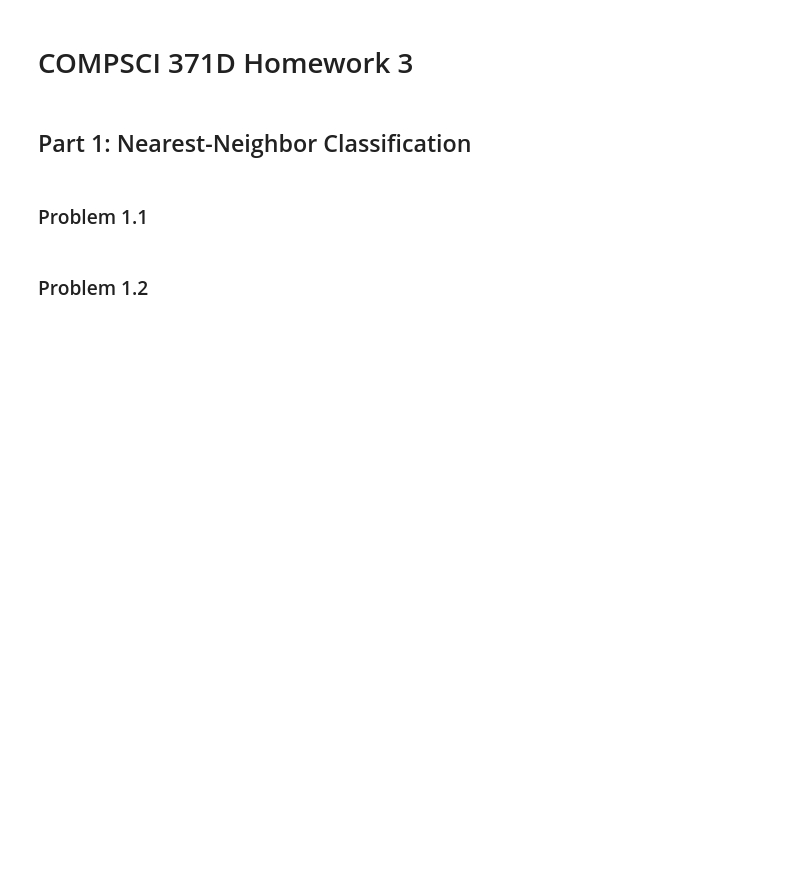
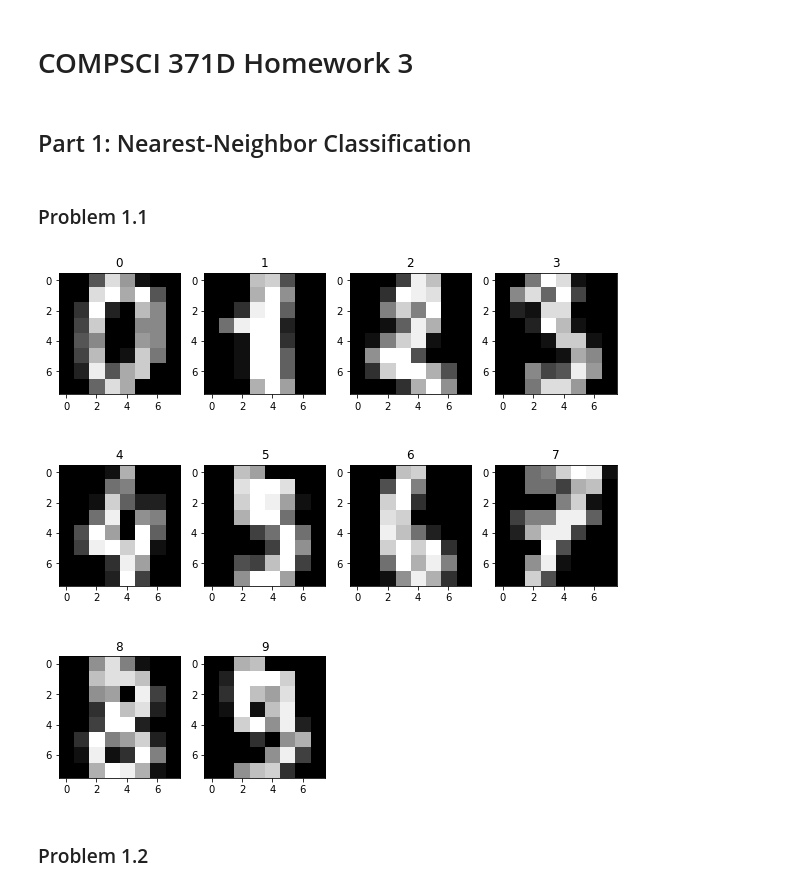
Before and after one commit to amanmibra/cs371, a Jupyter notebook: homework03/homework03.ipynb, the cells around one changed output. Saved outputs shown, nothing was run; the diff lists cells and outputs as text; code cells hidden in the pictures; blank space fills up the shorter version.

```diff
--- a/homework03/homework03.ipynb
+++ b/homework03/homework03.ipynb
@@ -9,11 +9,25 @@ import matplotlib.pyplot as plt
 %matplotlib inline
 
 digits = load_digits()
-X = digits.data
+x = digits.data
 y = digits.target
 image_shape = digits.images[0].shape
 # %% [markdown]
 ### Problem 1.1
+# %%
+def show_sample_digits(x, y, shape):
+    fig = plt.figure(figsize=(10, 10))
+    plt.gray()
+    for i in range(10):
+        index = y.tolist().index(i)
+        fig.add_subplot(3, 4, i + 1).title.set_text(i)
+        plt.imshow(x[index].reshape(shape[0], shape[1]))
+    plt.show()
+
+
+show_sample_digits(x,y,image_shape)
+# %% [output]
+[figure, added]
 # %% [markdown]
 ### Problem 1.2
 # %%
```
Also changed, not shown: parts of 2 cells of this notebook, 1 other file.
